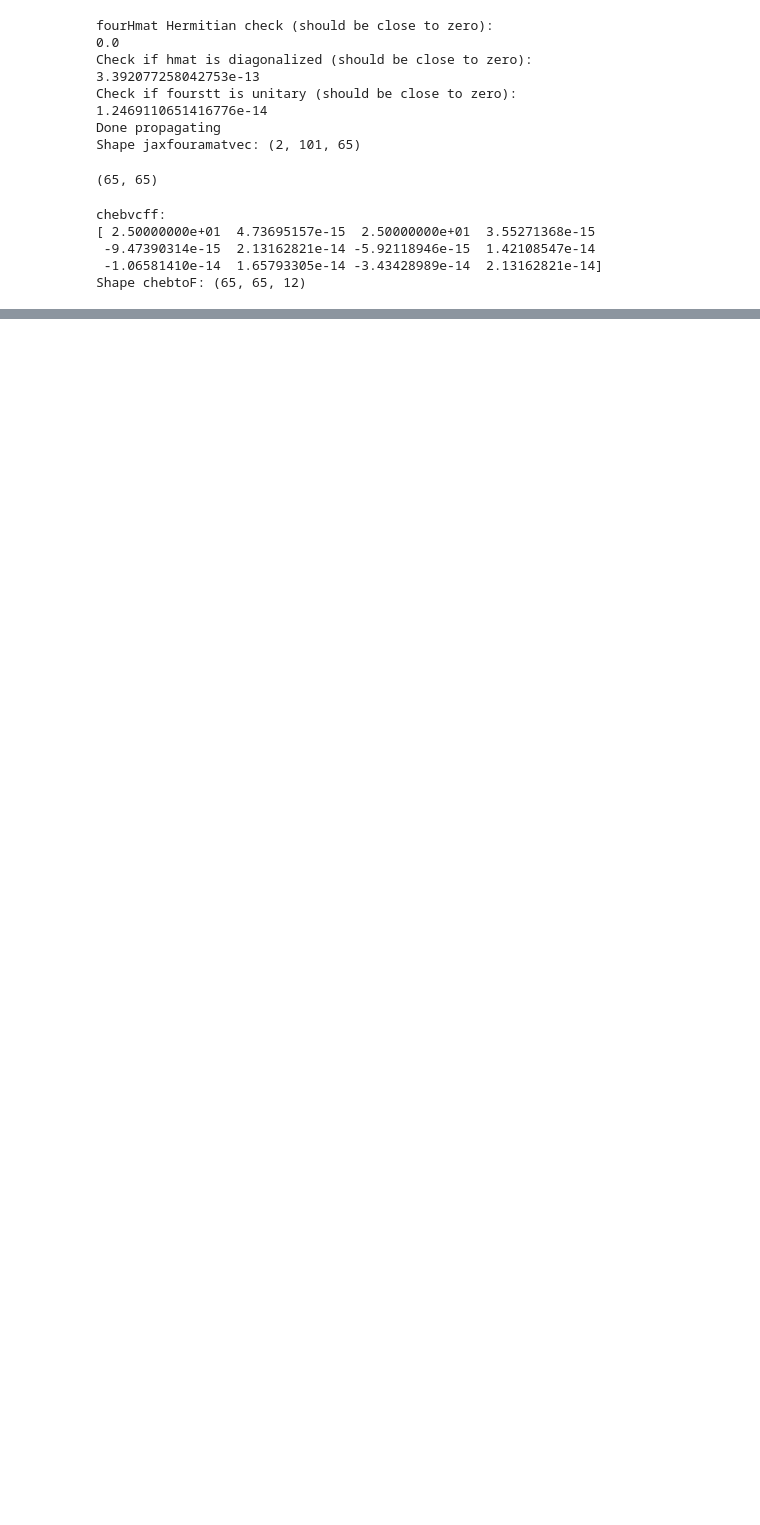
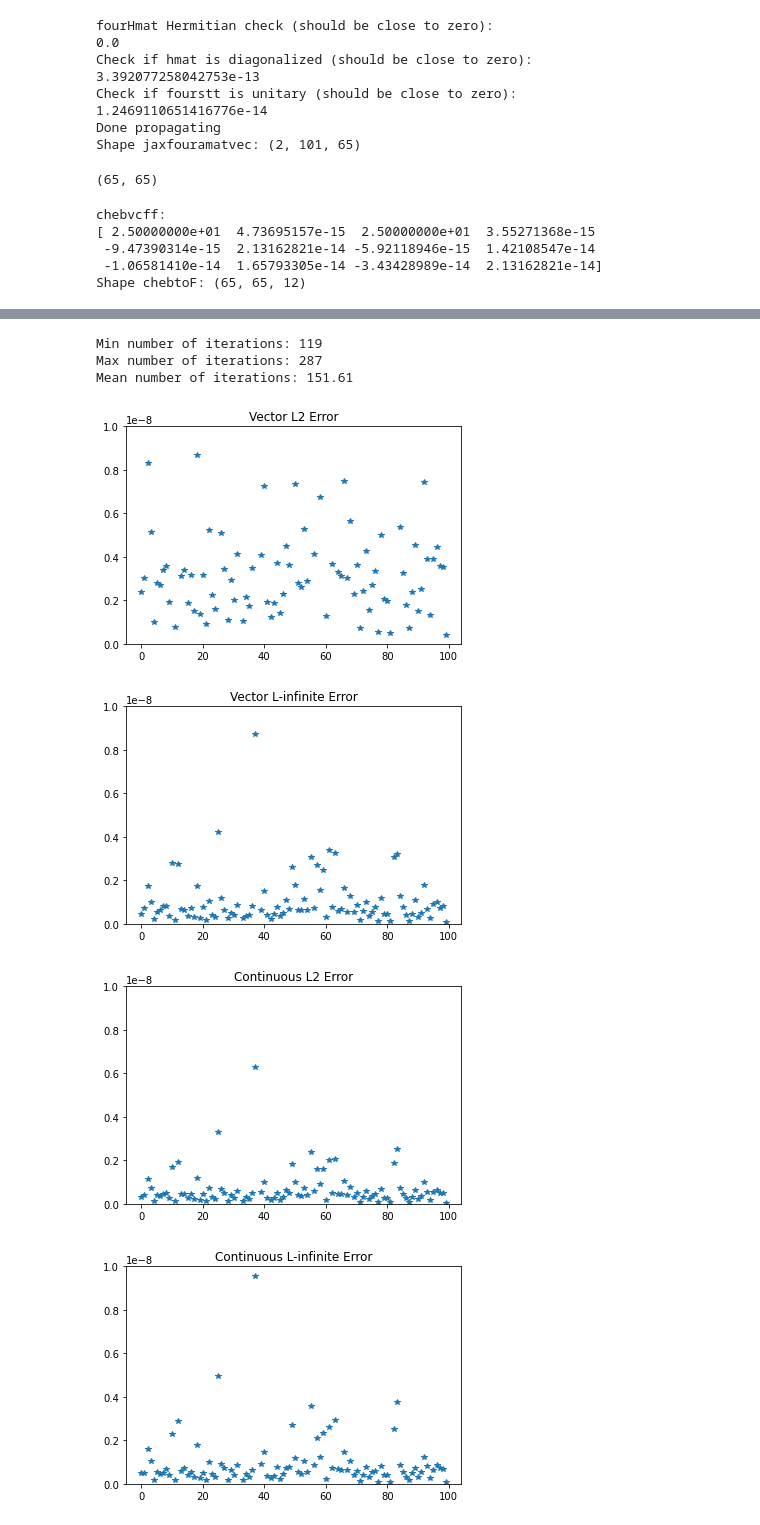
Before and after one commit to kbcollins/tdse, a Jupyter notebook: chebyshev/tdse-adj-cheb-rand-init-test-kbc.ipynb, the cells around one changed output, grey strips where cells are left out. Cells and saved outputs as stored; diff of their text form; code cells hidden in the pictures; blank space fills up the shorter version.

```diff
--- a/chebyshev/tdse-adj-cheb-rand-init-test-kbc.ipynb
+++ b/chebyshev/tdse-adj-cheb-rand-init-test-kbc.ipynb
@@ -401,0 +404,14 @@ jitcgradfn(cvec):
+# %%
+def cntL2err(cff):
+    def sqrerr(x):
+        return (ss.eval_chebyt(chebnvec, x / a) @ cff - v(x))**2
+    return np.sqrt(si.quad(sqrerr, -a, a)[0])
+
+print('Continuous L2 Error of Potential (should be close to 0):', cntL2err(chebvcff), sep='\n')
+
+def cntLinferr(cff):
+    def abserr(x):
+        return np.abs(ss.eval_chebyt(chebnvec, x / a) @ cff - v(x))
+    return np.max(si.quad(abserr, -a, a)[0])
+
+print('Continuous L-infinite Error of Potential (should be close to 0):', cntLinferr(chebvcff), sep='\n')
@@ -454,3 +485,35 @@ Max of randcffvecLinf: 20430.396783807715
+# %%
+print('Min number of iterations:', np.min(itercountvec))
+print('Max number of iterations:', np.max(itercountvec))
+print('Mean number of iterations:', np.mean(itercountvec))
+
+plt.plot(L2errvec, '*')
+plt.title('Vector L2 Error')
+plt.ylim((0, 1e-8))
+plt.show()
+
+plt.plot(Linfvec, '*')
+plt.title('Vector L-infinite Error')
+plt.ylim((0, 1e-8))
+plt.show()
+
+plt.plot(cntL2errvec, '*')
+plt.title('Continuous L2 Error')
+plt.ylim((0, 1e-8))
+plt.show()
+
+plt.plot(cntLinfvec, '*')
+plt.title('Continuous L-infinite Error')
+plt.ylim((0, 1e-8))
+plt.show()
+# %% [output]
+Min number of iterations: 119
+Max number of iterations: 287
+Mean number of iterations: 151.61
+[figure, added]
+[figure, added]
+[figure, added]
+[figure, added]
 # %%
 print(1e-1**np.arange(0, 12 + 1, 2))
 
```
Also changed, not shown: parts of 13 cells of this notebook.
